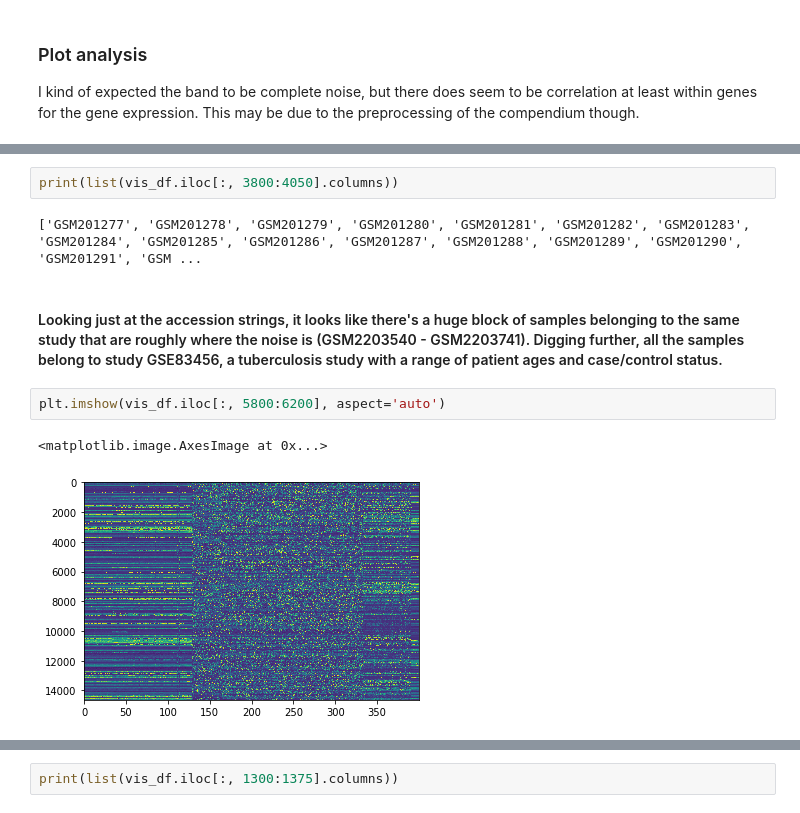
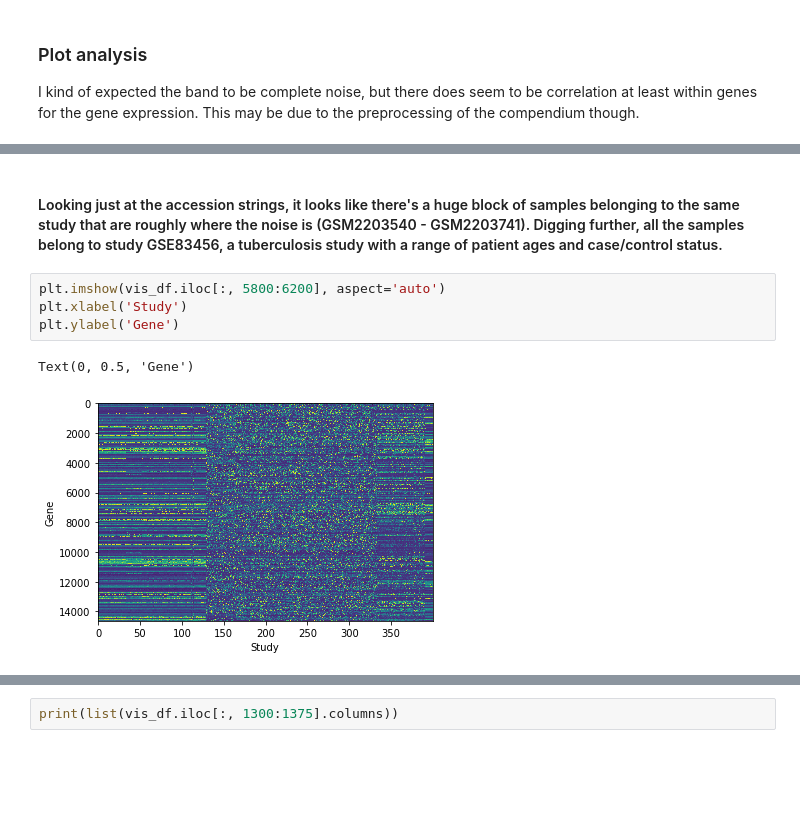
Before and after one commit to greenelab/whistl, a Jupyter notebook: notebook/data_exploration/compendium_eda.ipynb, the cells around one changed output, grey strips where cells are left out. Cells and saved outputs as stored; diff of their text form; blank space fills up the shorter version.

```diff
--- a/notebook/data_exploration/compendium_eda.ipynb
+++ b/notebook/data_exploration/compendium_eda.ipynb
@@ -136,13 +161,11 @@ plt.imshow(mask_df.iloc[:, 3800:4050], aspect='auto')
-# %%
-print(list(vis_df.iloc[:, 3800:4050].columns))
-# %% [output]
-['GSM201277', 'GSM201278', 'GSM201279', 'GSM201280', 'GSM201281', 'GSM201282', 'GSM201283', 'GSM201284', 'GSM201285', 'GSM201286', 'GSM201287', 'GSM201288', 'GSM201289', 'GSM201290', 'GSM201291', 'GSM ...
 # %% [markdown]
 #### Looking just at the accession strings, it looks like there's a huge block of samples belonging to the same study that are roughly where the noise is (GSM2203540 - GSM2203741). Digging further, all the samples belong to study GSE83456, a tuberculosis study with a range of patient ages and case/control status.
 # %%
 plt.imshow(vis_df.iloc[:, 5800:6200], aspect='auto')
+plt.xlabel('Study')
+plt.ylabel('Gene')
 # %% [output]
-<matplotlib.image.AxesImage at 0x...>
+Text(0, 0.5, 'Gene')
-[figure, old version]
+[figure, new version]
 # %%
 plt.imshow(vis_df.iloc[:, 1250:1500], aspect='auto')
```
Also changed, not shown: parts of 19 cells of this notebook.
